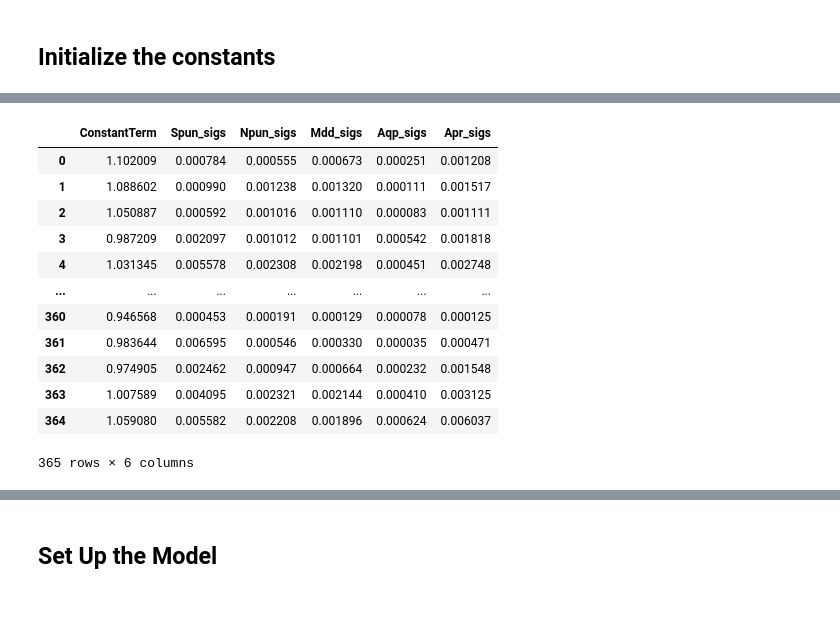
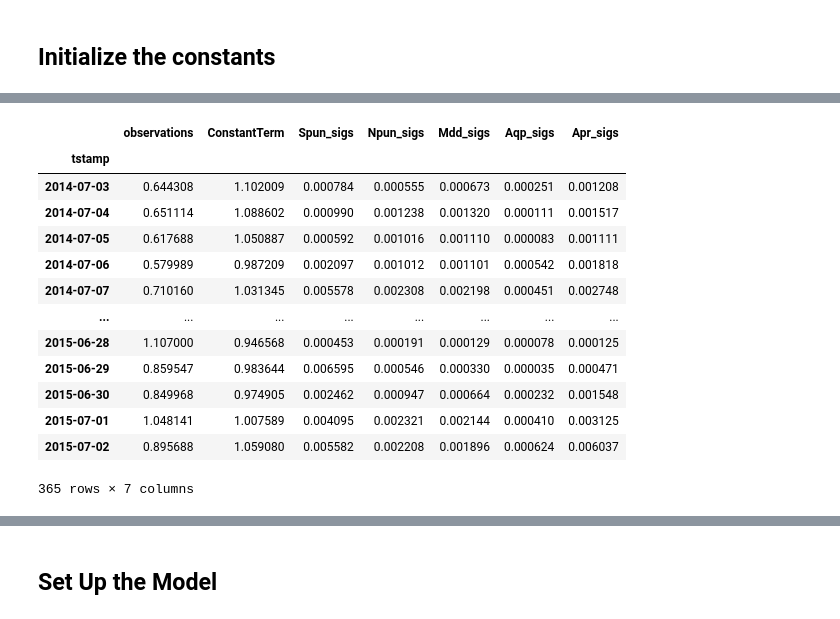
Before and after one commit to Shakes-tzd/MIT_TPP_thesis, a Jupyter notebook: JPnotebooks/MCMC_Method_ObservationData_95th_mean_IQR.ipynb, the cells around one changed output, grey strips where cells are left out. Cells and saved outputs as stored; diff of their text form; code cells hidden in the pictures.

```diff
--- a/JPnotebooks/MCMC_Method_ObservationData_95th_mean_IQR.ipynb
+++ b/JPnotebooks/MCMC_Method_ObservationData_95th_mean_IQR.ipynb
@@ -96,0 +113,10 @@ ConstantTerm,Spun_sigs,Npun_sigs,Mdd_sigs,Aqp_sigs,Apr_sigs=initEmcee(0)
+# %%
+from sklearn.impute import KNNImputer
+impute_knn = KNNImputer(n_neighbors=7, weights='distance')
+mydf['observations']=impute_knn.fit_transform(mydf)
+# %%
+from sklearn.experimental import enable_iterative_imputer
+from sklearn.impute import IterativeImputer
+impute_it = IterativeImputer()
+mydf['observations_it']=impute_it.fit_transform(np.array(mydf.value).reshape(-1, 1))
+mydf[mydf['value'].isnull()]
@@ -97,24 +142,26 @@ ConstantTerm,Spun_sigs,Npun_sigs,Mdd_sigs,Aqp_sigs,Apr_sigs=initEmcee(0)
 # %%
 # df=pd.DataFrame([ConstantTerm.flatten(),Spun_sigs.flatten(),Npun_sigs.flatten(),Mdd_sigs.flatten(),Aqp_sigs.flatten(),Apr_sigs.flatten()],columns=['ConstantTerm','Spun_sigs','Npun_sigs','Mdd_sigs','Aqp_sigs','Apr_sigs'])
-df=pd.DataFrame(ConstantTerm.flatten(),columns=['ConstantTerm'])
+df=mydf['observations'].to_frame()
+df['ConstantTerm']=ConstantTerm.flatten()
 df['Spun_sigs']=Spun_sigs.flatten()
 df['Npun_sigs']=Npun_sigs.flatten()
 df['Mdd_sigs']=Mdd_sigs.flatten()
 df['Aqp_sigs']=Aqp_sigs.flatten()
 df['Apr_sigs']=Apr_sigs.flatten()
 df
 #df.to_csv('/home/tzd/fs03/d1/tzd/Data_analysis/RAworkflow/Data/RefSite0_Data.csv',index=False)
 # %% [output]
-|  | ConstantTerm | Spun_sigs | Npun_sigs | Mdd_sigs | Aqp_sigs | Apr_sigs |
-| 0 | 1.102009 | 0.000784 | 0.000555 | 0.000673 | 0.000251 | 0.001208 |
-| 1 | 1.088602 | 0.000990 | 0.001238 | 0.001320 | 0.000111 | 0.001517 |
-| 2 | 1.050887 | 0.000592 | 0.001016 | 0.001110 | 0.000083 | 0.001111 |
-| 3 | 0.987209 | 0.002097 | 0.001012 | 0.001101 | 0.000542 | 0.001818 |
-| 4 | 1.031345 | 0.005578 | 0.002308 | 0.002198 | 0.000451 | 0.002748 |
-| ... | ... | ... | ... | ... | ... | ... |
-| 360 | 0.946568 | 0.000453 | 0.000191 | 0.000129 | 0.000078 | 0.000125 |
-| 361 | 0.983644 | 0.006595 | 0.000546 | 0.000330 | 0.000035 | 0.000471 |
-| 362 | 0.974905 | 0.002462 | 0.000947 | 0.000664 | 0.000232 | 0.001548 |
-| 363 | 1.007589 | 0.004095 | 0.002321 | 0.002144 | 0.000410 | 0.003125 |
-| 364 | 1.059080 | 0.005582 | 0.002208 | 0.001896 | 0.000624 | 0.006037 |
+|  | observations | ConstantTerm | Spun_sigs | Npun_sigs | Mdd_sigs | Aqp_sigs | Apr_sigs |
+| tstamp |  |  |  |  |  |  |  |
+| 2014-07-03 | 0.644308 | 1.102009 | 0.000784 | 0.000555 | 0.000673 | 0.000251 | 0.001208 |
+| 2014-07-04 | 0.651114 | 1.088602 | 0.000990 | 0.001238 | 0.001320 | 0.000111 | 0.001517 |
+| 2014-07-05 | 0.617688 | 1.050887 | 0.000592 | 0.001016 | 0.001110 | 0.000083 | 0.001111 |
+| 2014-07-06 | 0.579989 | 0.987209 | 0.002097 | 0.001012 | 0.001101 | 0.000542 | 0.001818 |
+| 2014-07-07 | 0.710160 | 1.031345 | 0.005578 | 0.002308 | 0.002198 | 0.000451 | 0.002748 |
+| ... | ... | ... | ... | ... | ... | ... | ... |
+| 2015-06-28 | 1.107000 | 0.946568 | 0.000453 | 0.000191 | 0.000129 | 0.000078 | 0.000125 |
+| 2015-06-29 | 0.859547 | 0.983644 | 0.006595 | 0.000546 | 0.000330 | 0.000035 | 0.000471 |
+| 2015-06-30 | 0.849968 | 0.974905 | 0.002462 | 0.000947 | 0.000664 | 0.000232 | 0.001548 |
+| 2015-07-01 | 1.048141 | 1.007589 | 0.004095 | 0.002321 | 0.002144 | 0.000410 | 0.003125 |
+| 2015-07-02 | 0.895688 | 1.059080 | 0.005582 | 0.002208 | 0.001896 | 0.000624 | 0.006037 |
-365 rows × 6 columns
+365 rows × 7 columns
```
Also changed, not shown: parts of 15 cells of this notebook, 7 other files.
